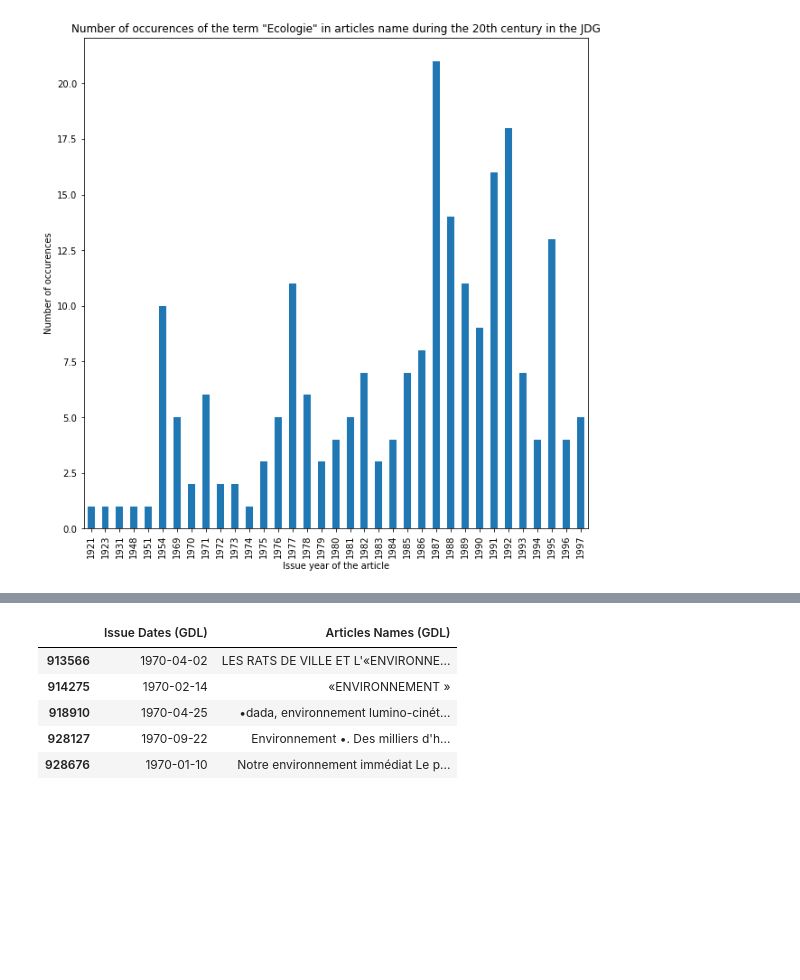
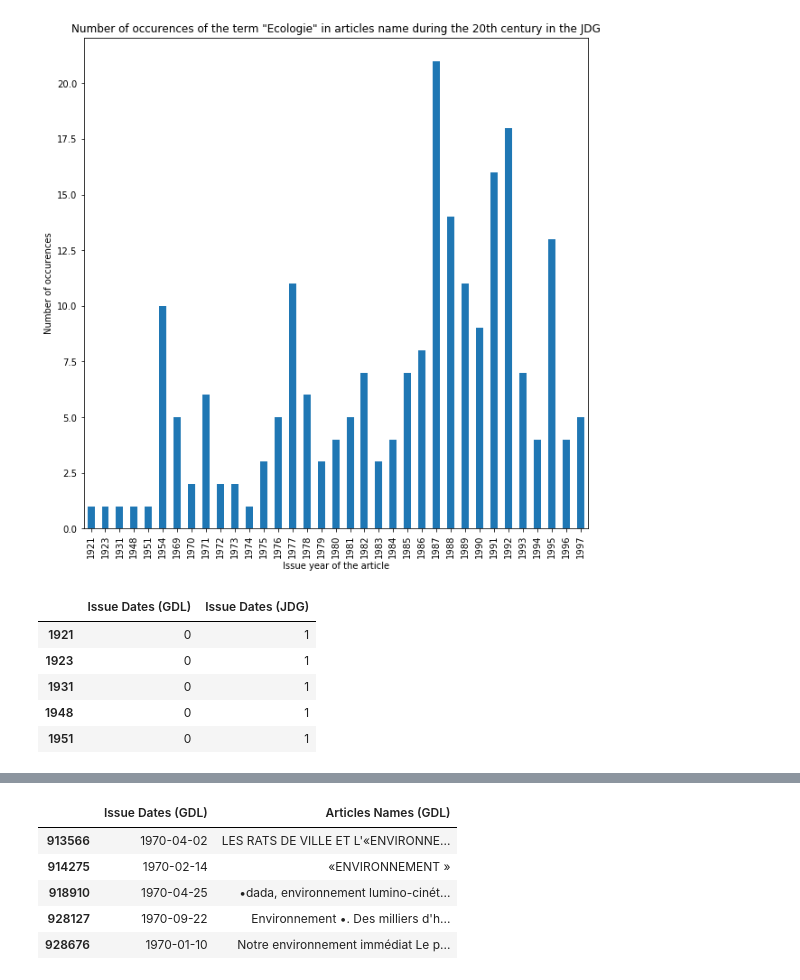
Before and after one commit to Hilefebvre/AppliedDataAnalysis, a Jupyter notebook: project/project.ipynb, the cells around one changed output, grey strips where cells are left out. Drawn from its saved outputs; the diff is of its cells as text; code cells hidden in the pictures; blank space fills up the shorter version.

```diff
--- a/project/project.ipynb
+++ b/project/project.ipynb
@@ -198,0 +203,9 @@ plt.ylabel('Number of occurences')
+# %%
+dfEcologie_joint.head()
+# %% [output]
+|  | Issue Dates (GDL) | Issue Dates (JDG) |
+| 1921 | 0 | 1 |
+| 1923 | 0 | 1 |
+| 1931 | 0 | 1 |
+| 1948 | 0 | 1 |
+| 1951 | 0 | 1 |
```
Also changed, not shown: parts of 10 cells of this notebook.
